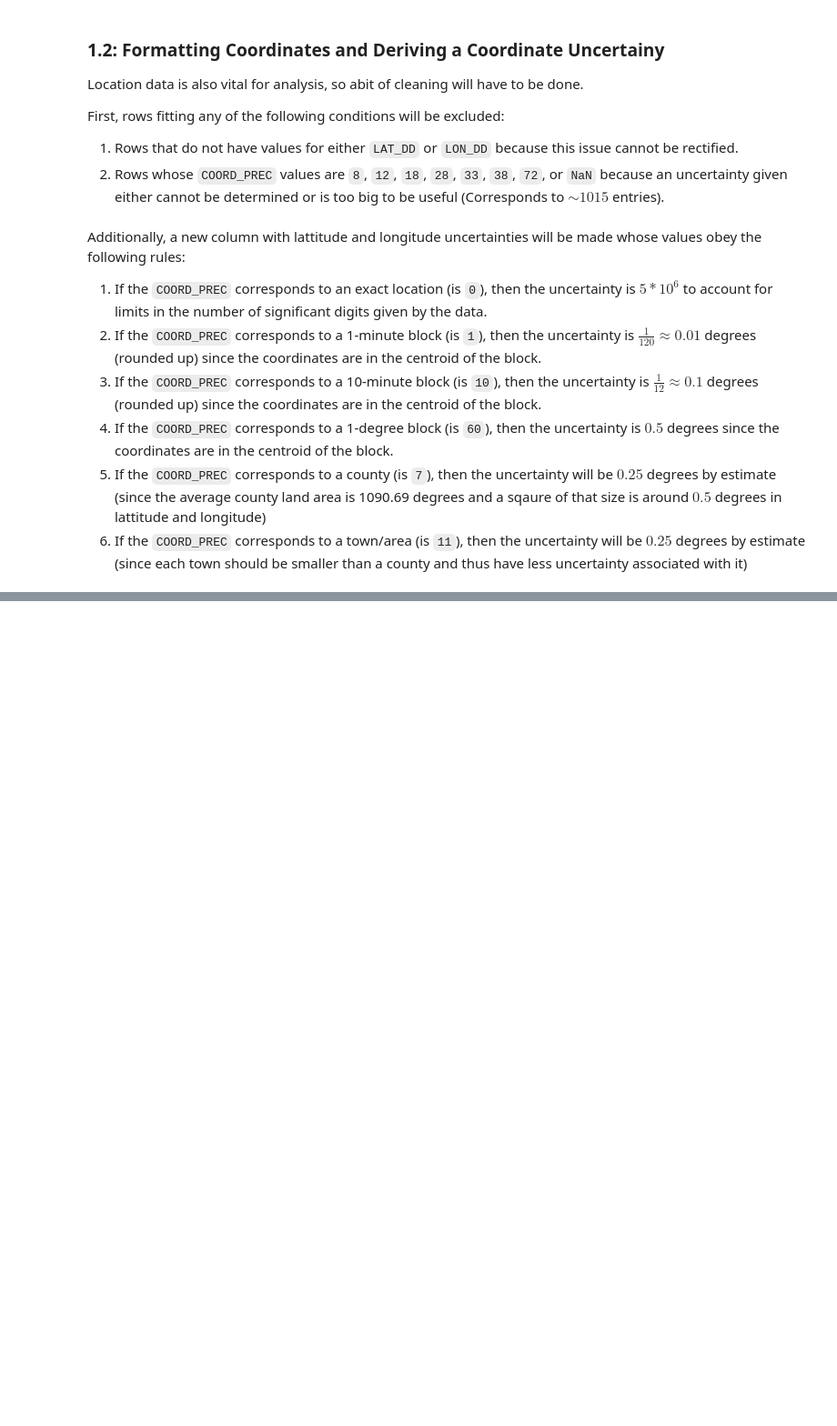
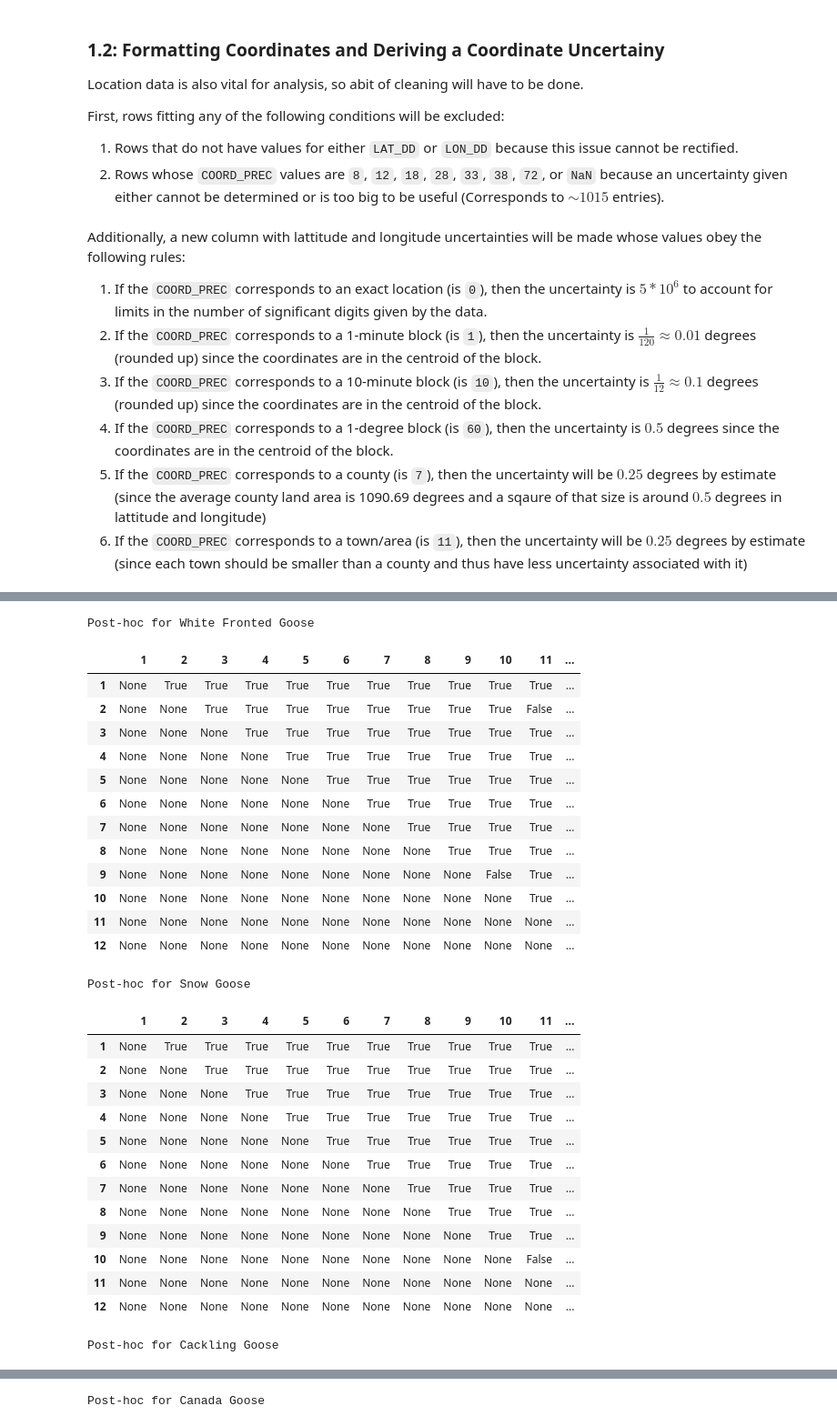
Before and after one commit to BoAndArrows/CMSC320-Final-B-W-Y-C, a Jupyter notebook: checkpoint_two.ipynb, the cells around one changed output, grey strips where cells are left out. Shown at 91% size. Drawn from its saved outputs; the diff is of its cells as text; code cells hidden in the pictures; blank space fills up the shorter version.

```diff
--- a/checkpoint_two.ipynb
+++ b/checkpoint_two.ipynb
@@ -179,0 +302,71 @@ canada_goose_data_raw = convert_coord_precision(canada_goose_data_raw)
+# %%
+def post_hoc_mood(months_dict, goose_name = ''):
+    #
+    # Perform the Mann-Whitney U test for each pair of months
+    #
+
+    # Initialize a 12x12 matrix to store the results of the Mann-Whitney U test
+    mann_whitney_results = np.full((12, 12), None, dtype=object)
+
+    # Perform the Mann-Whitney U test for each relevant pair of months
+    for i in range(0, 12):
+        for j in range(i + 1, 12):
+            lat_stat, lat_p_value = stats.mannwhitneyu(months_dict.get_group(i + 1)['LAT_DD'], months_dict.get_group(j + 1)['LAT_DD'], alternative='two-sided')
+            lon_stat, lon_p_value = stats.mannwhitneyu(months_dict.get_group(i + 1)['LON_DD'], months_dict.get_group(j + 1)['LON_DD'], alternative='two-sided')
+            mann_whitney_results[i][j] = (lat_stat, lat_p_value, lon_stat, lon_p_value)
+
+    # Store the results into a DataFrame for better visualization
+    mann_whitney_df = pd.DataFrame(mann_whitney_results, index=range(1, 13), columns=range(1, 13))
+
+    # Extract the relevant statistics and p-values from the DataFrame
+    mw_lat_stat_df = mann_whitney_df.map(lambda x: x[0] if x is not None else None)
+    mw_lat_p_df = mann_whitney_df.map(lambda x: x[1] if x is not None else None)
+    mw_lon_stat_df = mann_whitney_df.map(lambda x: x[2] if x is not None else None)
+    mw_lon_p_df = mann_whitney_df.map(lambda x: x[3] if x is not None else None)
+
+    # Table whose values correspond to whether the null hypothesis can be rejected for each pair of months
+    mw_lat_h0_reject_df = mann_whitney_df.map(lambda x: x[1] < 0.05 if x is not None else None)
+    mw_lon_h0_reject_df = mann_whitney_df.map(lambda x: x[3] < 0.05 if x is not None else None)
+    mw_h0_reject_df = mann_whitney_df.map(lambda x: x[1] < 0.05 and x[3] < 0.05 if x is not None else None)
+
+    print(f'Post-hoc for {goose_name}')
+    # Display the results
+    #     True  -> Reject Null
+    #     False -> Fail to Reject
+    #      None -> Not Tested
+    display(mw_h0_reject_df)
+
+post_hoc_mood(white_fronted_goose_months_dict, 'White Fronted Goose')
+post_hoc_mood(snow_goose_months_dict, 'Snow Goose')
+post_hoc_mood(cackling_goose_months_dict, 'Cackling Goose')
+post_hoc_mood(canada_goose_months_dict, 'Canada Goose')
+# %% [output]
+Post-hoc for White Fronted Goose
+|  | 1 | 2 | 3 | 4 | 5 | 6 | 7 | 8 | 9 | 10 | 11 | ... |
+| 1 | None | True | True | True | True | True | True | True | True | True | True | ... |
+| 2 | None | None | True | True | True | True | True | True | True | True | False | ... |
+| 3 | None | None | None | True | True | True | True | True | True | True | True | ... |
+| 4 | None | None | None | None | True | True | True | True | True | True | True | ... |
+| 5 | None | None | None | None | None | True | True | True | True | True | True | ... |
+| 6 | None | None | None | None | None | None | True | True | True | True | True | ... |
+| 7 | None | None | None | None | None | None | None | True | True | True | True | ... |
+| 8 | None | None | None | None | None | None | None | None | True | True | True | ... |
+| 9 | None | None | None | None | None | None | None | None | None | False | True | ... |
+| 10 | None | None | None | None | None | None | None | None | None | None | True | ... |
+| 11 | None | None | None | None | None | None | None | None | None | None | None | ... |
+| 12 | None | None | None | None | None | None | None | None | None | None | None | ... |
+Post-hoc for Snow Goose
+|  | 1 | 2 | 3 | 4 | 5 | 6 | 7 | 8 | 9 | 10 | 11 | ... |
+| 1 | None | True | True | True | True | True | True | True | True | True | True | ... |
+| 2 | None | None | True | True | True | True | True | True | True | True | True | ... |
+| 3 | None | None | None | True | True | True | True | True | True | True | True | ... |
+| 4 | None | None | None | None | True | True | True | True | True | True | True | ... |
+| 5 | None | None | None | None | None | True | True | True | True | True | True | ... |
+| 6 | None | None | None | None | None | None | True | True | True | True | True | ... |
+| 7 | None | None | None | None | None | None | None | True | True | True | True | ... |
+| 8 | None | None | None | None | None | None | None | None | True | True | True | ... |
+| 9 | None | None | None | None | None | None | None | None | None | True | True | ... |
+| 10 | None | None | None | None | None | None | None | None | None | None | False | ... |
+| 11 | None | None | None | None | None | None | None | None | None | None | None | ... |
+| 12 | None | None | None | None | None | None | None | None | None | None | None | ... |
+Post-hoc for Cackling Goose
@@ -179,0 +386 @@ canada_goose_data_raw = convert_coord_precision(canada_goose_data_raw)
+Post-hoc for Canada Goose
```
Also changed, not shown: parts of 9 cells of this notebook, 1 other file.
